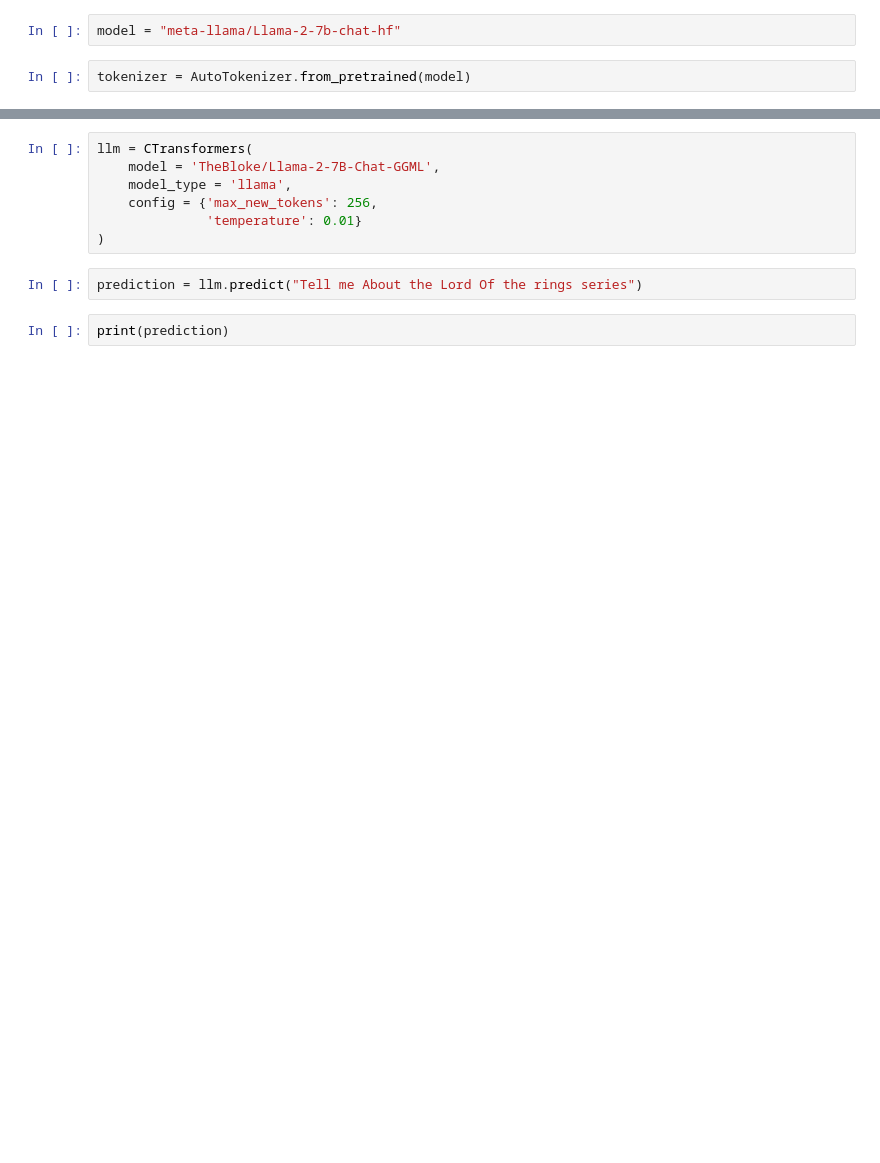
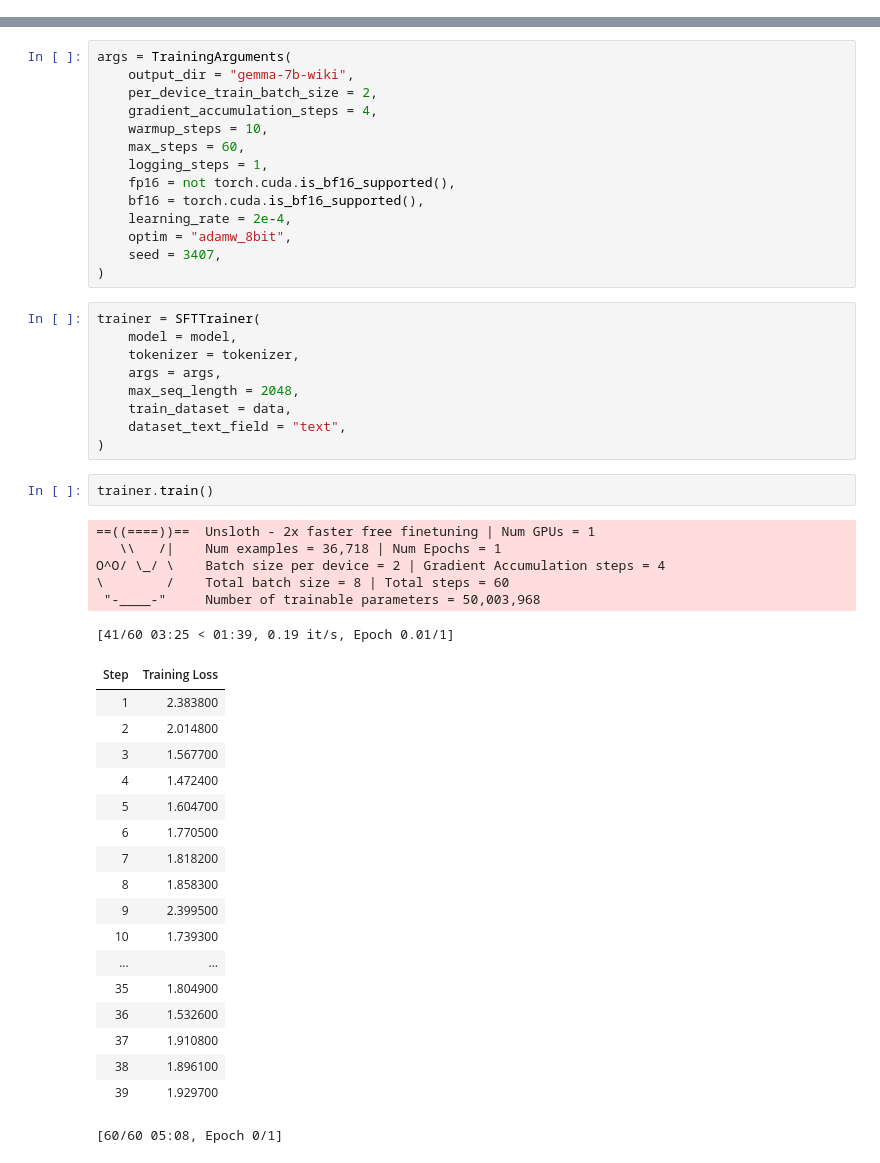
Before and after one commit to Abeshith/FineTuning_LanguageModels, a Jupyter notebook: FineTuning LargeLanguageModels/Gemma_UnSloth_Finetuning.ipynb, the cells around one changed output, grey strips where cells are left out. Cells and saved outputs as stored; diff of their text form; blank space fills up the shorter version.

Commit message:
Finetuning LLMs Updated

```diff
--- a/Infernecing_LLM.ipynb
+++ b/FineTuning LargeLanguageModels/Gemma_UnSloth_Finetuning.ipynb
@@ -4,5 +46 @@ from transformers import AutoTokenizer
 import torch
-# %%
-model = "meta-llama/Llama-2-7b-chat-hf"
-# %%
-tokenizer = AutoTokenizer.from_pretrained(model)
@@ -85,11 +47,50 @@ Successfully installed ctransformers-0.2.27
-# %%
-llm = CTransformers(
-    model = 'TheBloke/Llama-2-7B-Chat-GGML',
-    model_type = 'llama',
-    config = {'max_new_tokens': 256,
-              'temperature': 0.01}
-)
-# %%
-prediction = llm.predict("Tell me About the Lord Of the rings series")
-# %%
-print(prediction)
+# %%
+args = TrainingArguments(
+    output_dir = "gemma-7b-wiki",
+    per_device_train_batch_size = 2,
+    gradient_accumulation_steps = 4,
+    warmup_steps = 10,
+    max_steps = 60,
+    logging_steps = 1,
+    fp16 = not torch.cuda.is_bf16_supported(),
+    bf16 = torch.cuda.is_bf16_supported(),
+    learning_rate = 2e-4,
+    optim = "adamw_8bit",
+    seed = 3407,
+)
+# %%
+trainer = SFTTrainer(
+    model = model,
+    tokenizer = tokenizer,
+    args = args,
+    max_seq_length = 2048,
+    train_dataset = data,
+    dataset_text_field = "text",
+)
+# %%
+trainer.train()
+# %% [output]
+==((====))==  Unsloth - 2x faster free finetuning | Num GPUs = 1
+   \\   /|    Num examples = 36,718 | Num Epochs = 1
+O^O/ \_/ \    Batch size per device = 2 | Gradient Accumulation steps = 4
+\        /    Total batch size = 8 | Total steps = 60
+ "-____-"     Number of trainable parameters = 50,003,968
+[41/60 03:25 < 01:39, 0.19 it/s, Epoch 0.01/1]
+| Step | Training Loss |
+| 1 | 2.383800 |
+| 2 | 2.014800 |
+| 3 | 1.567700 |
+| 4 | 1.472400 |
+| 5 | 1.604700 |
+| 6 | 1.770500 |
+| 7 | 1.818200 |
+| 8 | 1.858300 |
+| 9 | 2.399500 |
+| 10 | 1.739300 |
+| ... | ... |
+| 35 | 1.804900 |
+| 36 | 1.532600 |
+| 37 | 1.910800 |
+| 38 | 1.896100 |
+| 39 | 1.929700 |
+[60/60 05:08, Epoch 0/1]
```
Also changed, not shown: parts of 20 cells of this notebook, 19 other files.
